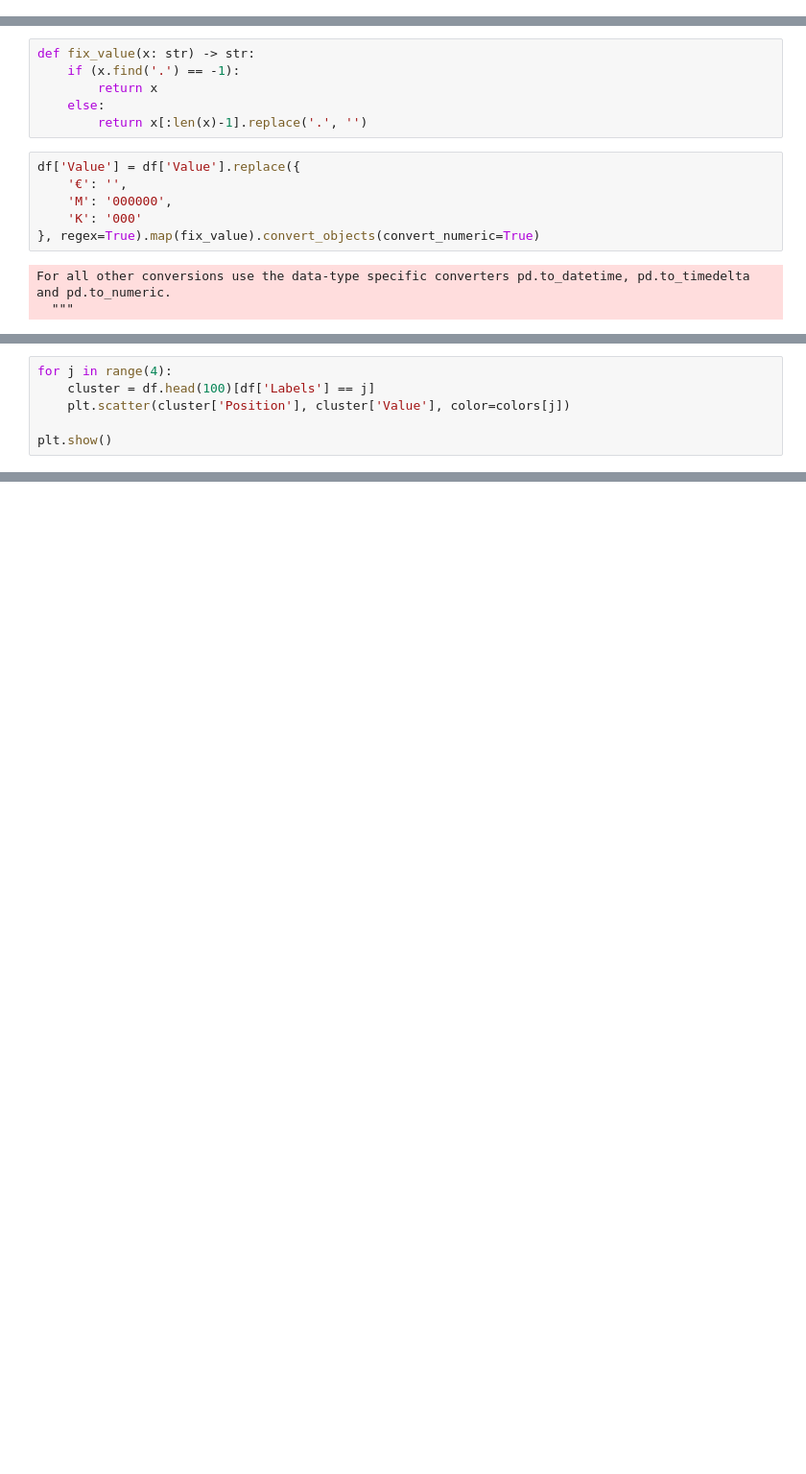
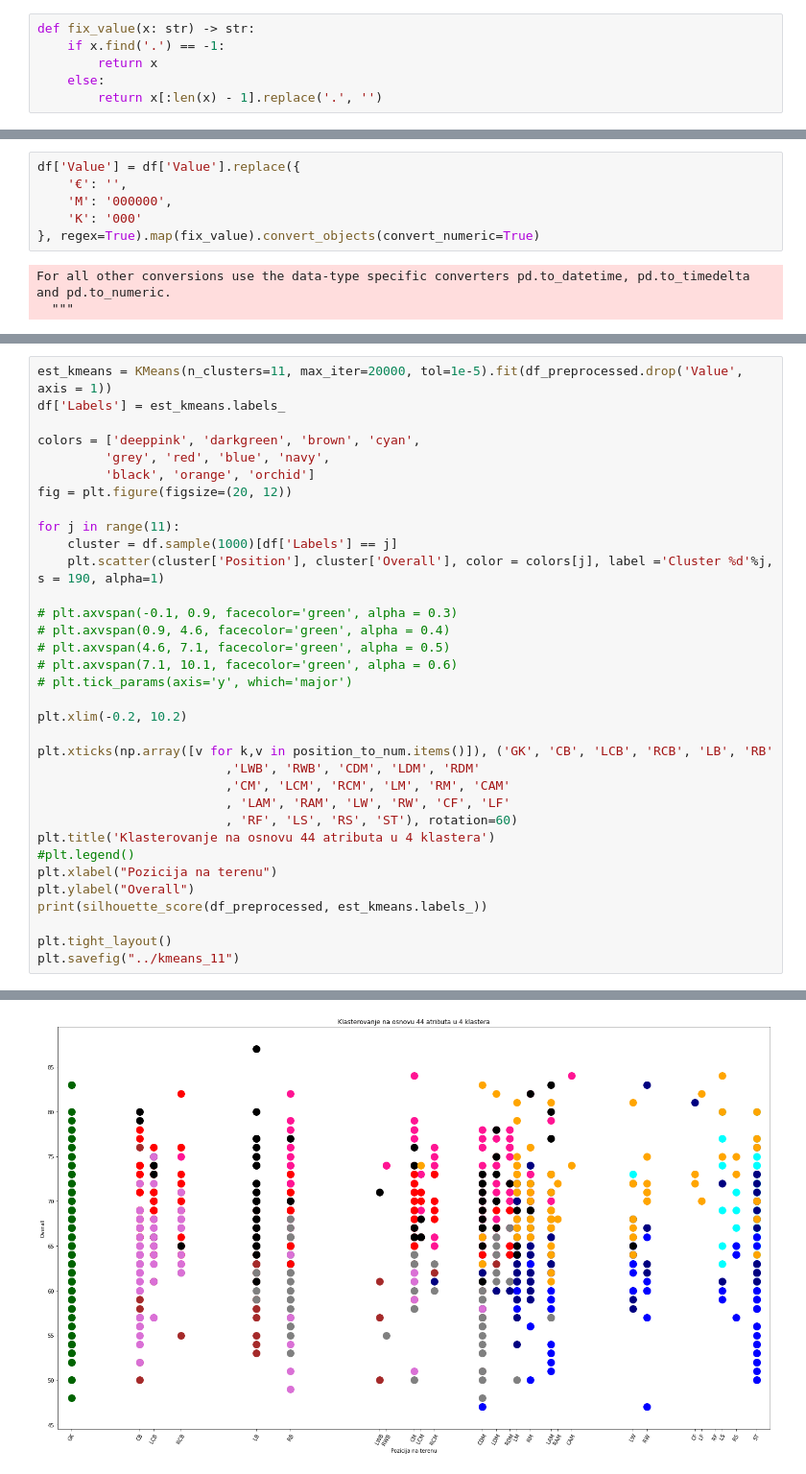
Before and after one commit to gianthead97/fifa_19_clustering, a Jupyter notebook: jupyter_scripts/k_means.ipynb, the cells around one changed output, grey strips where cells are left out. Shown: that part at 96% size. Drawn from its saved outputs; the diff is of its cells as text; blank space fills up the shorter version.

```diff
--- a/jupyter_scripts/k_means.ipynb
+++ b/jupyter_scripts/k_means.ipynb
@@ -6 +7,7 @@ import matplotlib.pyplot as plt
+# %%
+def fix_value(x: str) -> str:
+    if x.find('.') == -1:
+        return x
+    else:
+        return x[:len(x) - 1].replace('.', '')
 # %%
@@ -8,10 +15,4 @@ df = pd.read_csv('../data.csv', index_col=0)
 df_preprocessed = pd.read_csv('../preprocessed_data.csv', index_col = 0)
-# %%
-def fix_value(x: str) -> str:
-    if (x.find('.') == -1):
-        return x
-    else:
-        return x[:len(x)-1].replace('.', '')
 # %%
 df['Value'] = df['Value'].replace({
     '€': '',
@@ -69,6 +24,0 @@ TypeError: 'float' object cannot be interpreted as an integer
-# %%
-for j in range(4):
-    cluster = df.head(100)[df['Labels'] == j]
-    plt.scatter(cluster['Position'], cluster['Value'], color=colors[j])
-
-plt.show()
@@ -90,0 +56,35 @@ Index(['Age', 'Overall', 'Potential', 'Value', 'Wage', 'Preferred Foot',
+# %%
+est_kmeans = KMeans(n_clusters=11, max_iter=20000, tol=1e-5).fit(df_preprocessed.drop('Value', axis = 1))
+df['Labels'] = est_kmeans.labels_
+
+colors = ['deeppink', 'darkgreen', 'brown', 'cyan',
+         'grey', 'red', 'blue', 'navy',
+         'black', 'orange', 'orchid']
+fig = plt.figure(figsize=(20, 12))
+
+for j in range(11):
+    cluster = df.sample(1000)[df['Labels'] == j]
+    plt.scatter(cluster['Position'], cluster['Overall'], color = colors[j], label ='Cluster %d'%j, s = 190, alpha=1)
+
+# plt.axvspan(-0.1, 0.9, facecolor='green', alpha = 0.3)
+# plt.axvspan(0.9, 4.6, facecolor='green', alpha = 0.4)
+# plt.axvspan(4.6, 7.1, facecolor='green', alpha = 0.5)
+# plt.axvspan(7.1, 10.1, facecolor='green', alpha = 0.6)
+# plt.tick_params(axis='y', which='major')
+
+plt.xlim(-0.2, 10.2)
+
+plt.xticks(np.array([v for k,v in position_to_num.items()]), ('GK', 'CB', 'LCB', 'RCB', 'LB', 'RB'
+                         ,'LWB', 'RWB', 'CDM', 'LDM', 'RDM'
+                         ,'CM', 'LCM', 'RCM', 'LM', 'RM', 'CAM'
+                         , 'LAM', 'RAM', 'LW', 'RW', 'CF', 'LF'
+                         , 'RF', 'LS', 'RS', 'ST'), rotation=60)
+plt.title('Klasterovanje na osnovu 44 atributa u 4 klastera')
+#plt.legend()
+plt.xlabel("Pozicija na terenu")
+plt.ylabel("Overall")
+print(silhouette_score(df_preprocessed, est_kmeans.labels_))
+
+plt.tight_layout()
+plt.savefig("../kmeans_11")
+# %% [output]
@@ -90,0 +92 @@ Index(['Age', 'Overall', 'Potential', 'Value', 'Wage', 'Preferred Foot',
+[figure, added]
```
Also changed, not shown: parts of 13 cells of this notebook, 17 other files.
